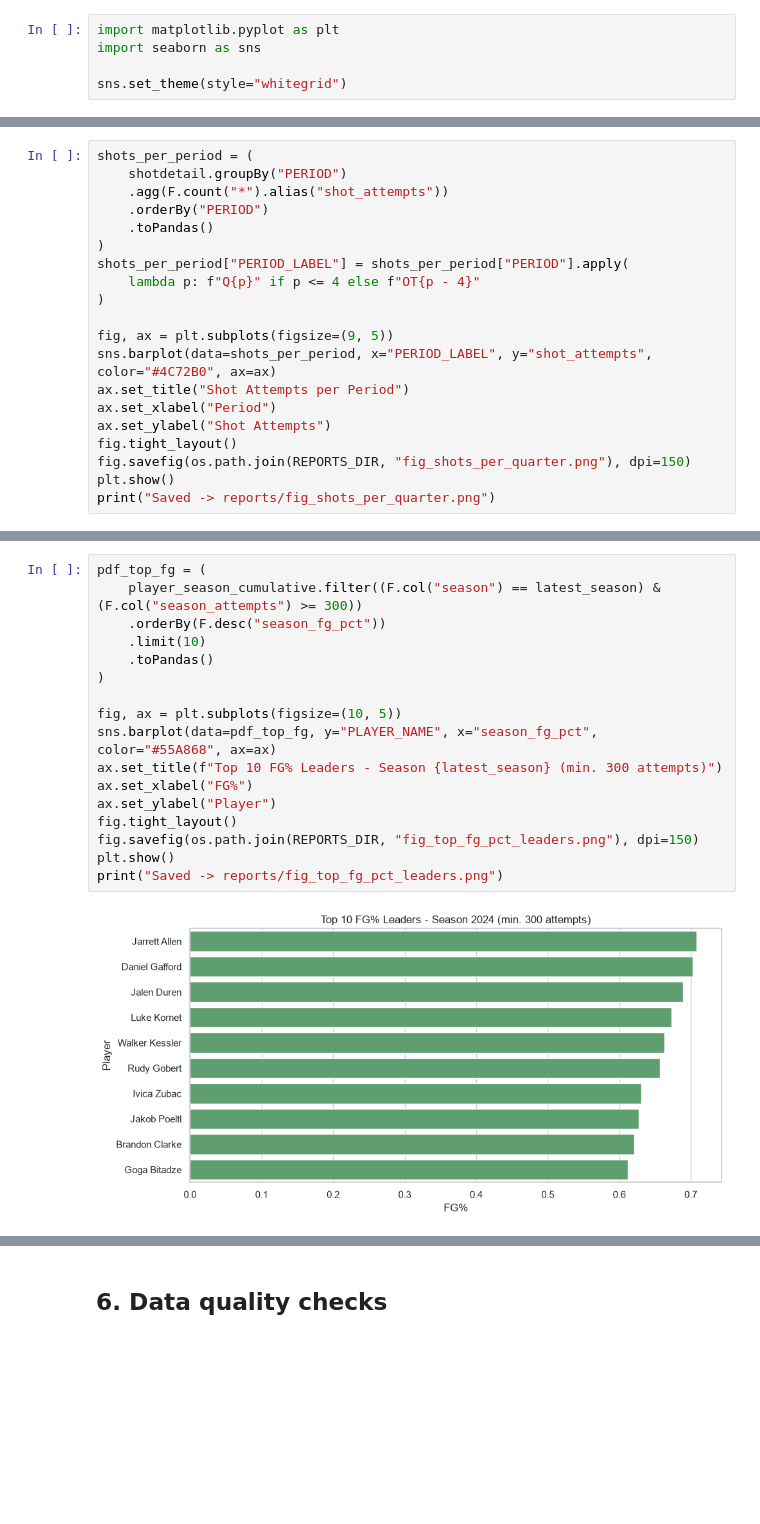
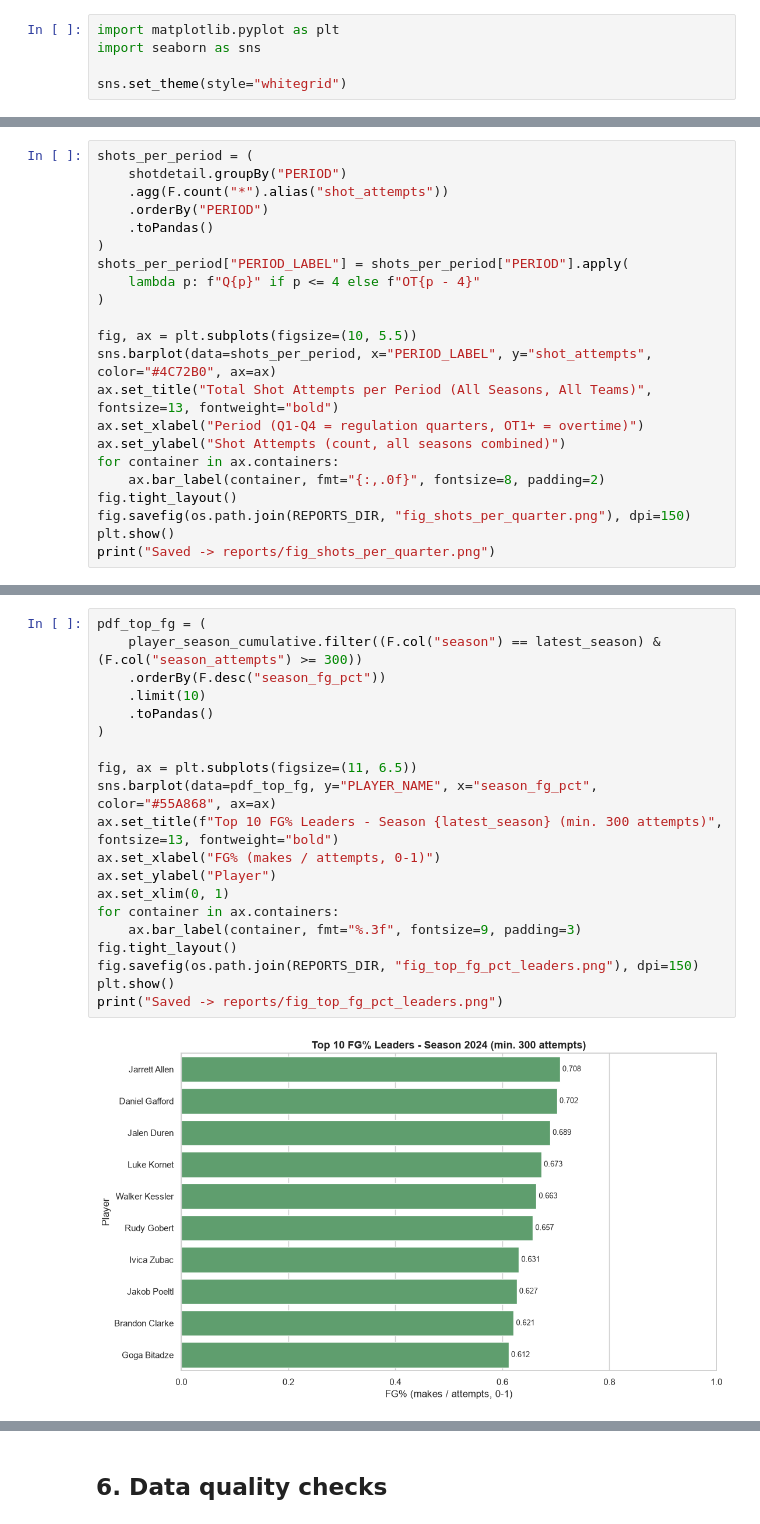
Before and after one commit to Dhamzyy335/KelompokN1, a Jupyter notebook: notebooks/02_eda_and_pyspark_operations.ipynb, the cells around one changed output, grey strips where cells are left out. Cells and saved outputs as stored; diff of their text form; blank space fills up the shorter version.

Commit message:
new output visual

```diff
--- a/notebooks/02_eda_and_pyspark_operations.ipynb
+++ b/notebooks/02_eda_and_pyspark_operations.ipynb
@@ -555,11 +609,13 @@ shots_per_period["PERIOD_LABEL"] = shots_per_period["PERIOD"].apply(
     lambda p: f"Q{p}" if p <= 4 else f"OT{p - 4}"
 )
 
-fig, ax = plt.subplots(figsize=(9, 5))
+fig, ax = plt.subplots(figsize=(10, 5.5))
 sns.barplot(data=shots_per_period, x="PERIOD_LABEL", y="shot_attempts", color="#4C72B0", ax=ax)
-ax.set_title("Shot Attempts per Period")
-ax.set_xlabel("Period")
-ax.set_ylabel("Shot Attempts")
+ax.set_title("Total Shot Attempts per Period (All Seasons, All Teams)", fontsize=13, fontweight="bold")
+ax.set_xlabel("Period (Q1-Q4 = regulation quarters, OT1+ = overtime)")
+ax.set_ylabel("Shot Attempts (count, all seasons combined)")
+for container in ax.containers:
+    ax.bar_label(container, fmt="{:,.0f}", fontsize=8, padding=2)
 fig.tight_layout()
 fig.savefig(os.path.join(REPORTS_DIR, "fig_shots_per_quarter.png"), dpi=150)
 plt.show()
@@ -572,20 +647,23 @@ Saved -> reports/fig_shots_per_quarter.png
 # %%
 pdf_top_fg = (
     player_season_cumulative.filter((F.col("season") == latest_season) & (F.col("season_attempts") >= 300))
     .orderBy(F.desc("season_fg_pct"))
     .limit(10)
     .toPandas()
 )
 
-fig, ax = plt.subplots(figsize=(10, 5))
+fig, ax = plt.subplots(figsize=(11, 6.5))
 sns.barplot(data=pdf_top_fg, y="PLAYER_NAME", x="season_fg_pct", color="#55A868", ax=ax)
-ax.set_title(f"Top 10 FG% Leaders - Season {latest_season} (min. 300 attempts)")
-ax.set_xlabel("FG%")
+ax.set_title(f"Top 10 FG% Leaders - Season {latest_season} (min. 300 attempts)", fontsize=13, fontweight="bold")
+ax.set_xlabel("FG% (makes / attempts, 0-1)")
 ax.set_ylabel("Player")
+ax.set_xlim(0, 1)
+for container in ax.containers:
+    ax.bar_label(container, fmt="%.3f", fontsize=9, padding=3)
 fig.tight_layout()
 fig.savefig(os.path.join(REPORTS_DIR, "fig_top_fg_pct_leaders.png"), dpi=150)
 plt.show()
 print("Saved -> reports/fig_top_fg_pct_leaders.png")
 # %% [output]
-[figure, old version]
+[figure, new version]
 Saved -> reports/fig_top_fg_pct_leaders.png
```
Also changed, not shown: parts of 11 cells of this notebook, 8 other files.
